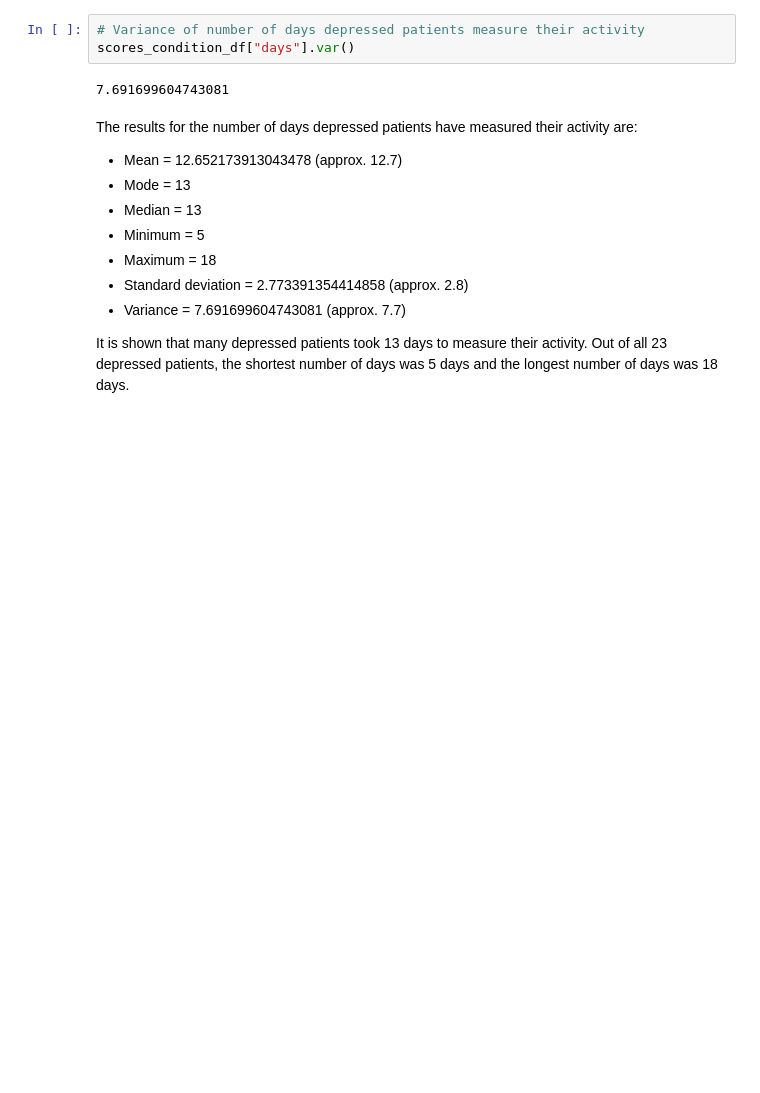
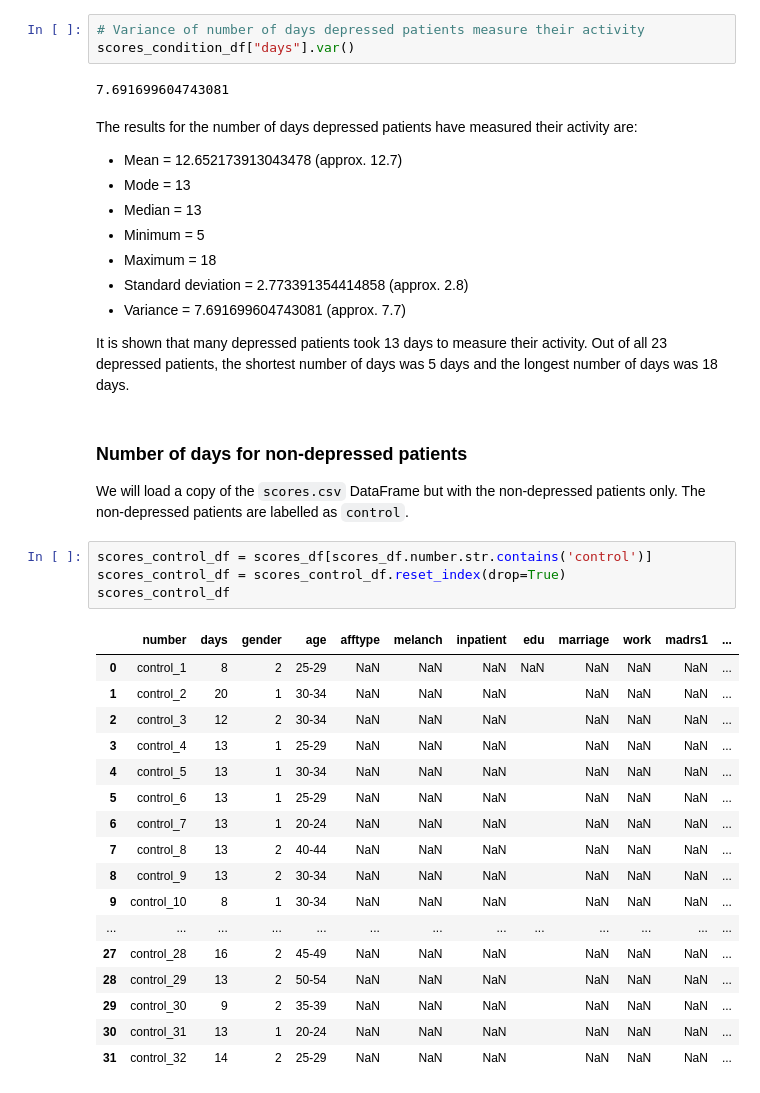
Before and after one commit to KADev2022/CS3IP, a Jupyter notebook: Statistical Analysis Experiment for Depression.ipynb, the cells around one changed output. Drawn from its saved outputs; the diff is of its cells as text; blank space fills up the shorter version.

Commit message:
Experimented the statistics for the number of days non-depressed patients measure their activity

```diff
--- a/Statistical Analysis Experiment for Depression.ipynb
+++ b/Statistical Analysis Experiment for Depression.ipynb
@@ -298,3 +298,29 @@ The results for the number of days depressed patients have measured their activi
 * Variance = 7.691699604743081 (approx. 7.7)
 
 It is shown that many depressed patients took 13 days to measure their activity. Out of all 23 depressed patients, the shortest number of days was 5 days and the longest number of days was 18 days.
+# %% [markdown]
+### Number of days for non-depressed patients
+
+We will load a copy of the <code>scores.csv</code> DataFrame but with the non-depressed patients only. The non-depressed patients are labelled as <code>control</code>.
+# %%
+scores_control_df = scores_df[scores_df.number.str.contains('control')]
+scores_control_df = scores_control_df.reset_index(drop=True)
+scores_control_df
+# %% [output]
+|  | number | days | gender | age | afftype | melanch | inpatient | edu | marriage | work | madrs1 | ... |
+| 0 | control_1 | 8 | 2 | 25-29 | NaN | NaN | NaN | NaN | NaN | NaN | NaN | ... |
+| 1 | control_2 | 20 | 1 | 30-34 | NaN | NaN | NaN |  | NaN | NaN | NaN | ... |
+| 2 | control_3 | 12 | 2 | 30-34 | NaN | NaN | NaN |  | NaN | NaN | NaN | ... |
+| 3 | control_4 | 13 | 1 | 25-29 | NaN | NaN | NaN |  | NaN | NaN | NaN | ... |
+| 4 | control_5 | 13 | 1 | 30-34 | NaN | NaN | NaN |  | NaN | NaN | NaN | ... |
+| 5 | control_6 | 13 | 1 | 25-29 | NaN | NaN | NaN |  | NaN | NaN | NaN | ... |
+| 6 | control_7 | 13 | 1 | 20-24 | NaN | NaN | NaN |  | NaN | NaN | NaN | ... |
+| 7 | control_8 | 13 | 2 | 40-44 | NaN | NaN | NaN |  | NaN | NaN | NaN | ... |
+| 8 | control_9 | 13 | 2 | 30-34 | NaN | NaN | NaN |  | NaN | NaN | NaN | ... |
+| 9 | control_10 | 8 | 1 | 30-34 | NaN | NaN | NaN |  | NaN | NaN | NaN | ... |
+| ... | ... | ... | ... | ... | ... | ... | ... | ... | ... | ... | ... | ... |
+| 27 | control_28 | 16 | 2 | 45-49 | NaN | NaN | NaN |  | NaN | NaN | NaN | ... |
+| 28 | control_29 | 13 | 2 | 50-54 | NaN | NaN | NaN |  | NaN | NaN | NaN | ... |
+| 29 | control_30 | 9 | 2 | 35-39 | NaN | NaN | NaN |  | NaN | NaN | NaN | ... |
+| 30 | control_31 | 13 | 1 | 20-24 | NaN | NaN | NaN |  | NaN | NaN | NaN | ... |
+| 31 | control_32 | 14 | 2 | 25-29 | NaN | NaN | NaN |  | NaN | NaN | NaN | ... |
```
Also changed, not shown: parts of 11 cells of this notebook.
